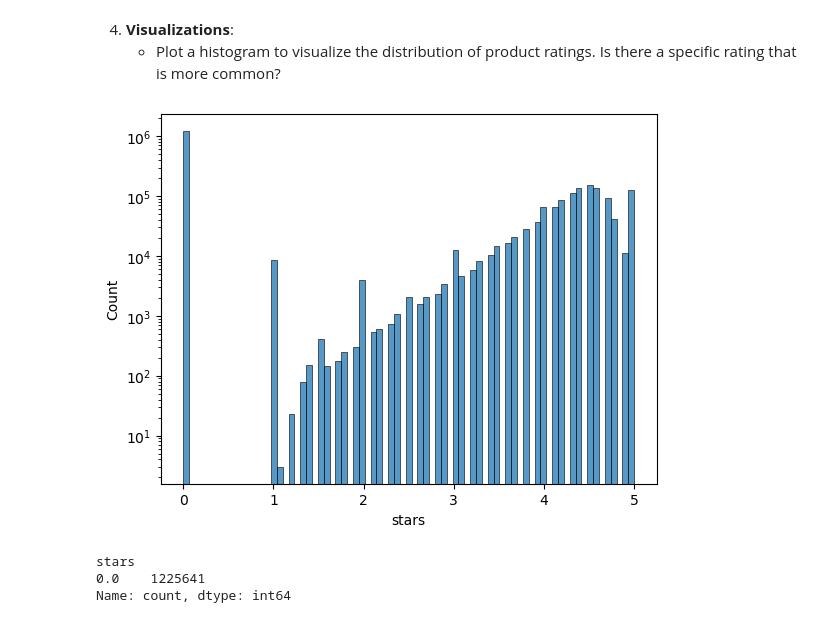
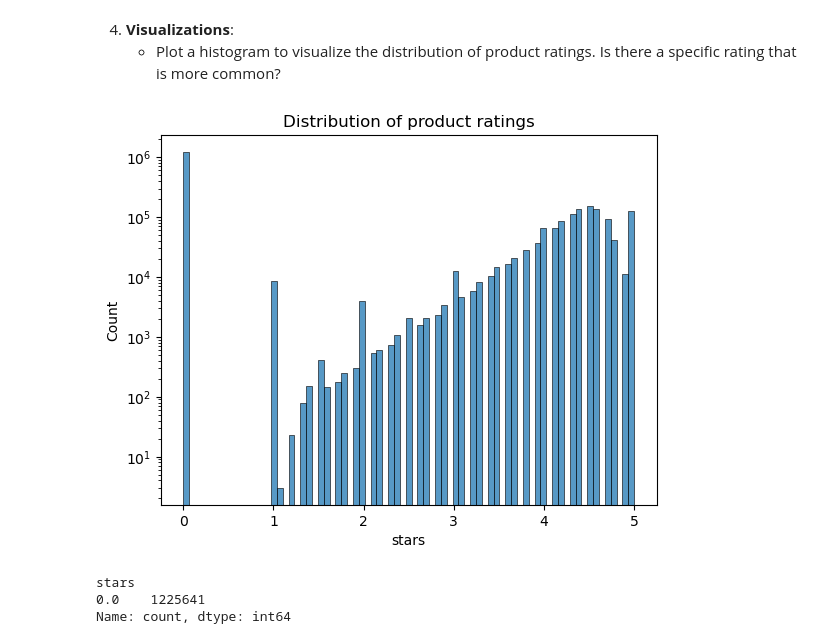
Before and after one commit to vmontiga/lab-eda-univariate, a Jupyter notebook: univariate_analysis_lab.ipynb, the cells around one changed output. Drawn from its saved outputs; the diff is of its cells as text; code cells hidden in the pictures.

```diff
--- a/univariate_analysis_lab.ipynb
+++ b/univariate_analysis_lab.ipynb
@@ -237,10 +242,11 @@ The skewness is slightly positive suggesting that the ratings lean toward higher
 # %%
 sns.histplot(df.stars)
 # Set a log10 scaling on count for better representation
 plt.yscale('log')
+plt.title('Distribution of product ratings')
 plt.show()
 # %% [output]
-[figure, old version]
+[figure, new version]
 # %%
 df.stars.value_counts().head(1)
 # %% [output]
```
Also changed, not shown: parts of 2 cells of this notebook.
